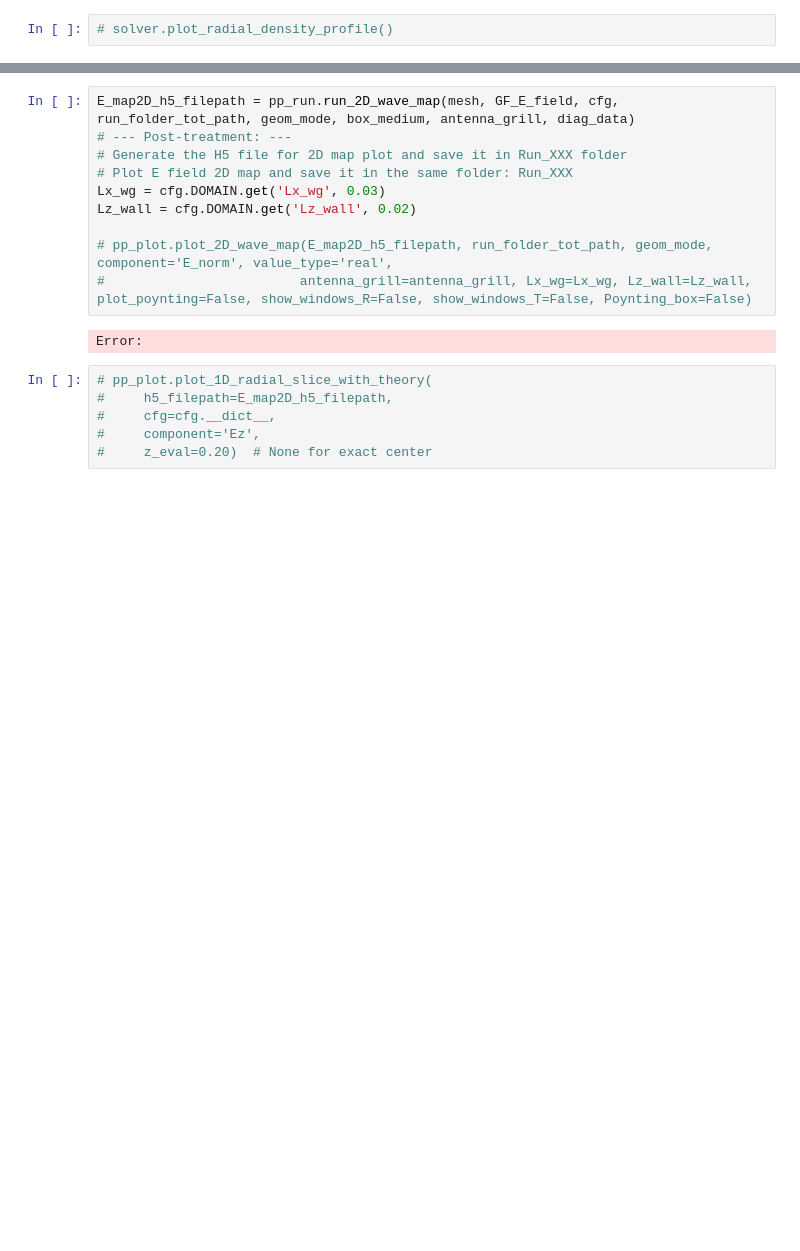
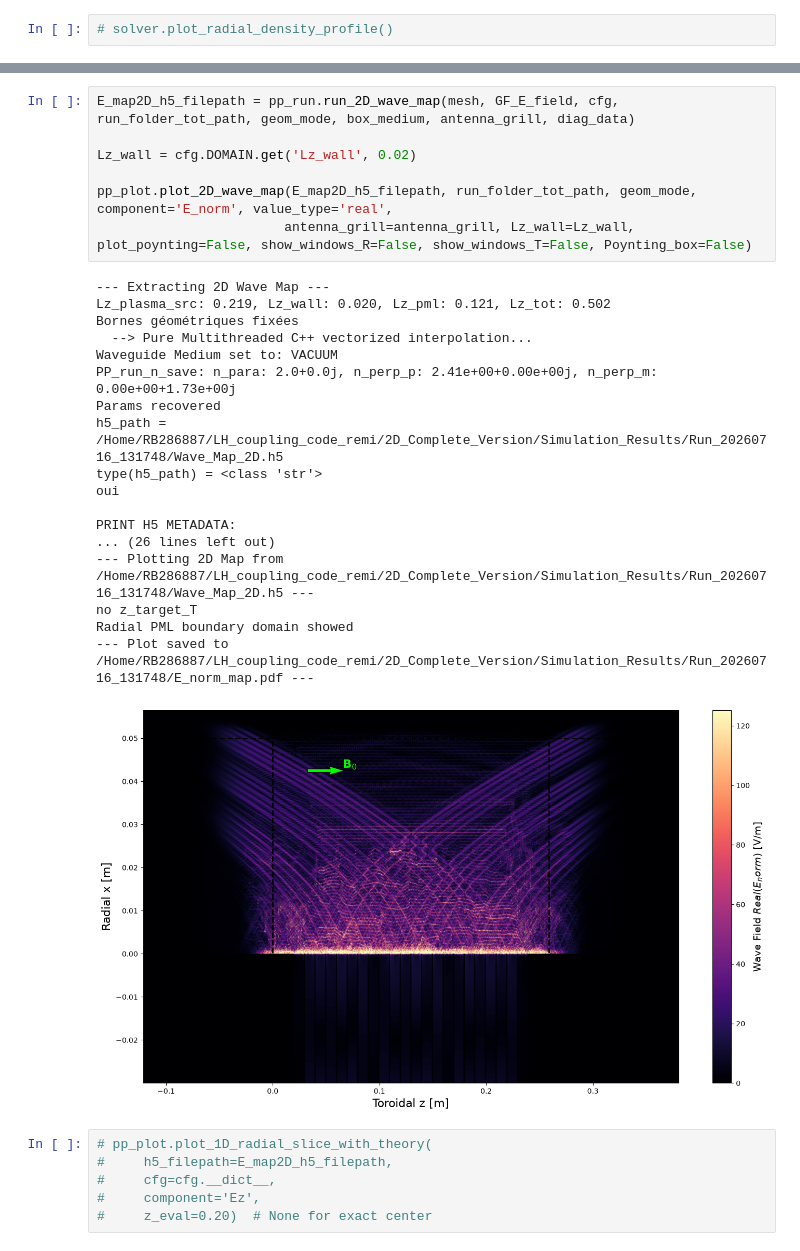
Before and after one commit to RemiBellon/LH_coupling_code_remi, a Jupyter notebook: 2D_Complete_Version/main_ALOHA_Compare.ipynb, the cells around one changed output, grey strips where cells are left out. Drawn from its saved outputs; the diff is of its cells as text; blank space fills up the shorter version.

```diff
--- a/2D_Complete_Version/main_ALOHA_Compare.ipynb
+++ b/2D_Complete_Version/main_ALOHA_Compare.ipynb
@@ -70,15 +77,29 @@ sim_target_folder: /Home/RB286887/LH_coupling_code_remi/2D_Complete_Version/Simu
 # %%
 E_map2D_h5_filepath = pp_run.run_2D_wave_map(mesh, GF_E_field, cfg, run_folder_tot_path, geom_mode, box_medium, antenna_grill, diag_data)
-# --- Post-treatment: ---
-# Generate the H5 file for 2D map plot and save it in Run_XXX folder
-# Plot E field 2D map and save it in the same folder: Run_XXX
-Lx_wg = cfg.DOMAIN.get('Lx_wg', 0.03)
+
 Lz_wall = cfg.DOMAIN.get('Lz_wall', 0.02)
 
-# pp_plot.plot_2D_wave_map(E_map2D_h5_filepath, run_folder_tot_path, geom_mode, component='E_norm', value_type='real',
-#                         antenna_grill=antenna_grill, Lx_wg=Lx_wg, Lz_wall=Lz_wall, plot_poynting=False, show_windows_R=False, show_windows_T=False, Poynting_box=False)
+pp_plot.plot_2D_wave_map(E_map2D_h5_filepath, run_folder_tot_path, geom_mode, component='E_norm', value_type='real',
+                        antenna_grill=antenna_grill, Lz_wall=Lz_wall, plot_poynting=False, show_windows_R=False, show_windows_T=False, Poynting_box=False)
 # %% [output]
-Error:
+--- Extracting 2D Wave Map ---
+Lz_plasma_src: 0.219, Lz_wall: 0.020, Lz_pml: 0.121, Lz_tot: 0.502
+Bornes géométriques fixées
+  --> Pure Multithreaded C++ vectorized interpolation...
+Waveguide Medium set to: VACUUM
+PP_run_n_save: n_para: 2.0+0.0j, n_perp_p: 2.41e+00+0.00e+00j, n_perp_m: 0.00e+00+1.73e+00j
+Params recovered
+h5_path = /Home/RB286887/LH_coupling_code_remi/2D_Complete_Version/Simulation_Results/Run_20260716_131748/Wave_Map_2D.h5
+type(h5_path) = <class 'str'>
+oui
+
+PRINT H5 METADATA:
+... (26 lines left out)
+--- Plotting 2D Map from /Home/RB286887/LH_coupling_code_remi/2D_Complete_Version/Simulation_Results/Run_20260716_131748/Wave_Map_2D.h5 ---
+no z_target_T
+Radial PML boundary domain showed
+--- Plot saved to /Home/RB286887/LH_coupling_code_remi/2D_Complete_Version/Simulation_Results/Run_20260716_131748/E_norm_map.pdf ---
+[figure, added]
 # %%
 # pp_plot.plot_1D_radial_slice_with_theory(
 #     h5_filepath=E_map2D_h5_filepath,
```
Also changed, not shown: parts of 5 cells of this notebook, 6 other files.
